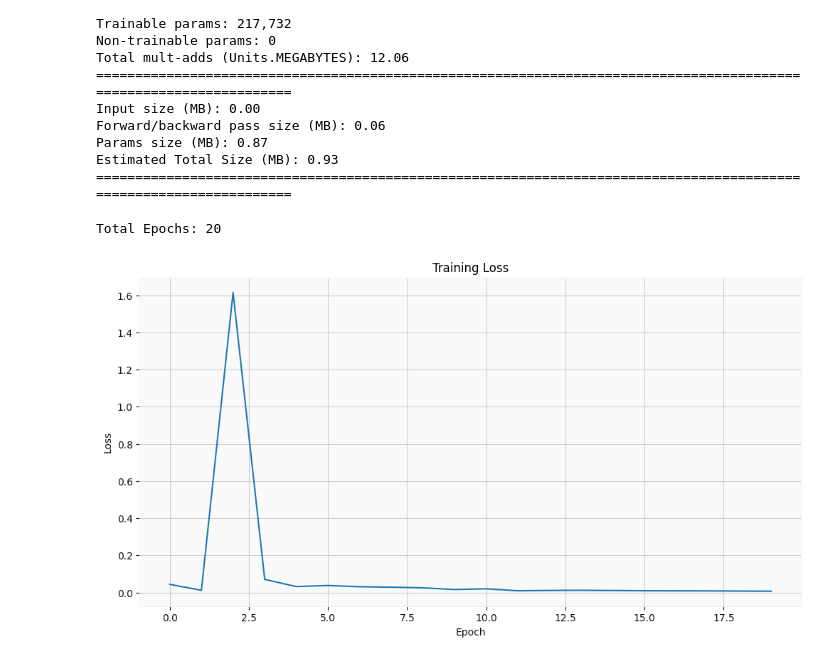
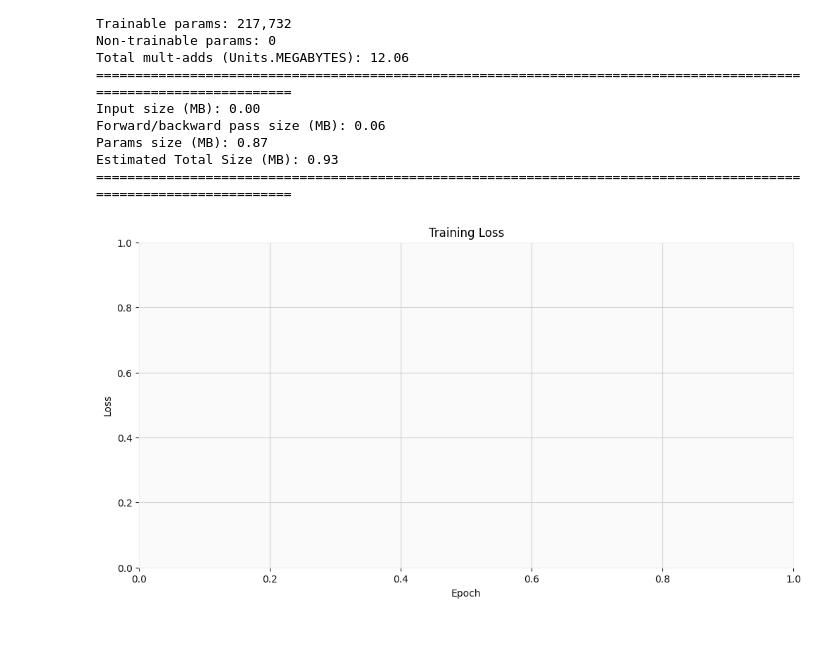
Before and after one commit to hetkpatel/BigBrainTrader, a Jupyter notebook: Stock (OHLC) - LSTM.ipynb, the cells around one changed output. Cells and saved outputs as stored; diff of their text form; code cells hidden in the pictures; blank space fills up the shorter version.

```diff
--- a/Stock (OHLC) - LSTM.ipynb
+++ b/Stock (OHLC) - LSTM.ipynb
@@ -155,36 +156,21 @@ Estimated Total Size (MB): 0.93
 # Clear any logs from previous runs
 %rm -rf ./runs/
 # %%
-reset = False
-if reset:
-    loss_line = []
-
-writer = SummaryWriter()
 epochs = 10
 for epoch in (pbar := tqdm(range(epochs))):
     model.train()
     outputs = model(X_train)
     optimizer.zero_grad()
     loss = criterion(outputs, y_train)
     pbar.set_postfix_str(f"Loss: {loss.item()}")
     writer.add_scalar("Loss", loss, epoch)
-    loss_line.append(loss.item())
     loss.backward()
     optimizer.step()
 
 writer.flush()
 writer.close()
-
-print(f"Total Epochs: {len(loss_line)}")
-plt.figure(figsize=(12, 6))
-plt.plot(loss_line)
-plt.title("Training Loss")
-plt.xlabel("Epoch")
-plt.ylabel("Loss")
-plt.show()
 # %% [output]
-Total Epochs: 20
-[figure, old version]
+[figure, new version]
 # %%
 # Create filename for model that includes datetime.now
 filename = f"OHLC-model-{datetime.now().strftime('%Y%m%d-%H%M%S')}"
```
Also changed, not shown: parts of 2 cells of this notebook, 2 other files.
